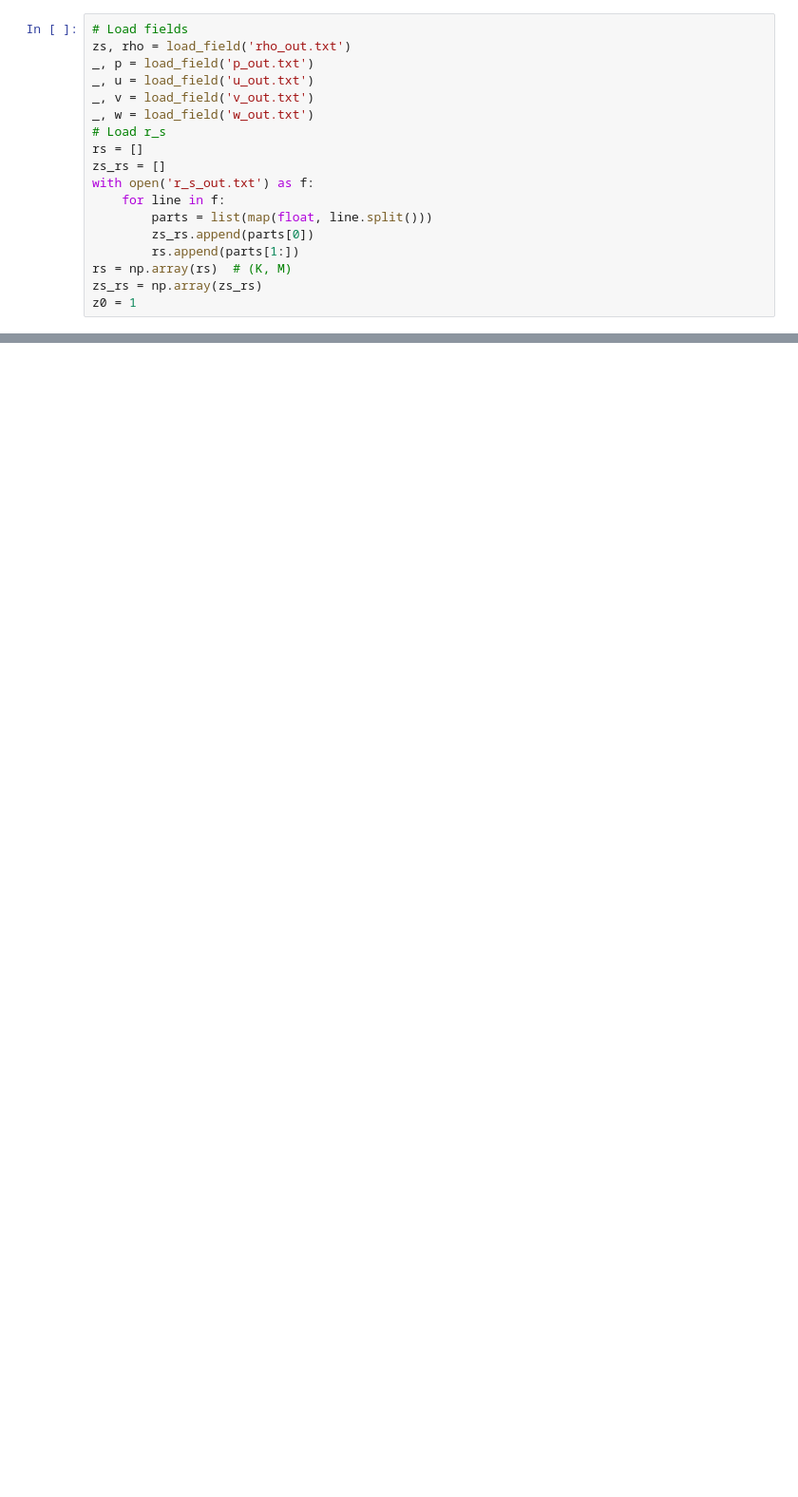
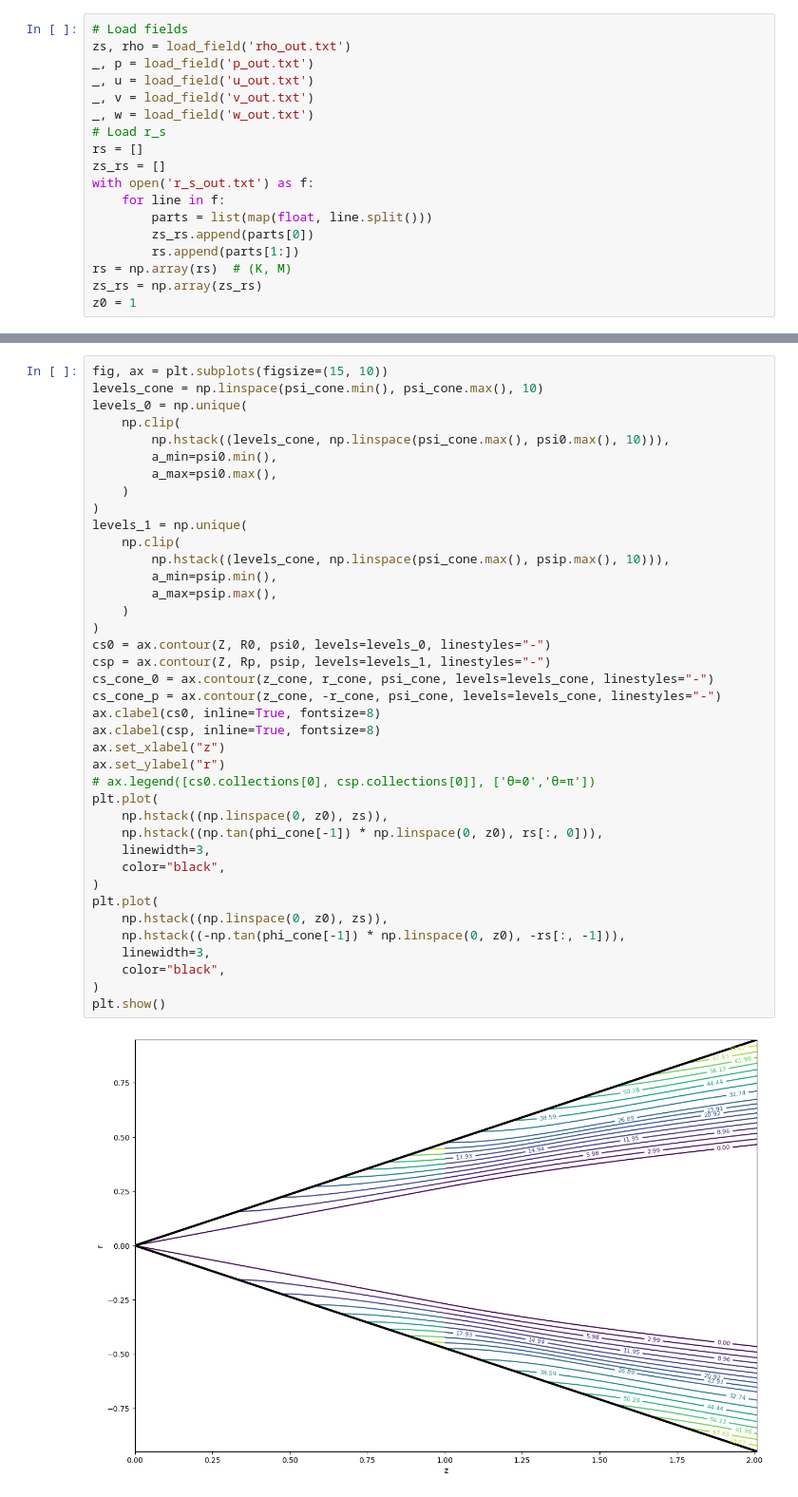
Before and after one commit to immortallz/Heat-source-in-supersonic-flow, a Jupyter notebook: vizualization.ipynb, the cells around one changed output, grey strips where cells are left out. Shown: that part at 95% size. Drawn from its saved outputs; the diff is of its cells as text; blank space fills up the shorter version.

```diff
--- a/vizualization.ipynb
+++ b/vizualization.ipynb
@@ -172,3 +393,44 @@ plt.plot(zs, rs[:,-1])
+# %%
+fig, ax = plt.subplots(figsize=(15, 10))
+levels_cone = np.linspace(psi_cone.min(), psi_cone.max(), 10)
+levels_0 = np.unique(
+    np.clip(
+        np.hstack((levels_cone, np.linspace(psi_cone.max(), psi0.max(), 10))),
+        a_min=psi0.min(),
+        a_max=psi0.max(),
+    )
+)
+levels_1 = np.unique(
+    np.clip(
+        np.hstack((levels_cone, np.linspace(psi_cone.max(), psip.max(), 10))),
+        a_min=psip.min(),
+        a_max=psip.max(),
+    )
+)
+cs0 = ax.contour(Z, R0, psi0, levels=levels_0, linestyles="-")
+csp = ax.contour(Z, Rp, psip, levels=levels_1, linestyles="-")
+cs_cone_0 = ax.contour(z_cone, r_cone, psi_cone, levels=levels_cone, linestyles="-")
+cs_cone_p = ax.contour(z_cone, -r_cone, psi_cone, levels=levels_cone, linestyles="-")
+ax.clabel(cs0, inline=True, fontsize=8)
+ax.clabel(csp, inline=True, fontsize=8)
+ax.set_xlabel("z")
+ax.set_ylabel("r")
+# ax.legend([cs0.collections[0], csp.collections[0]], ['θ=0','θ=π'])
+plt.plot(
+    np.hstack((np.linspace(0, z0), zs)),
+    np.hstack((np.tan(phi_cone[-1]) * np.linspace(0, z0), rs[:, 0])),
+    linewidth=3,
+    color="black",
+)
+plt.plot(
+    np.hstack((np.linspace(0, z0), zs)),
+    np.hstack((-np.tan(phi_cone[-1]) * np.linspace(0, z0), -rs[:, -1])),
+    linewidth=3,
+    color="black",
+)
+plt.show()
+# %% [output]
+[figure, added]
 # %%
 (rs[1,-1] - rs[0,-1]) / (zs[1] - zs[0])
 # %% [output]
```
Also changed, not shown: parts of 19 cells of this notebook, 3 other files.
